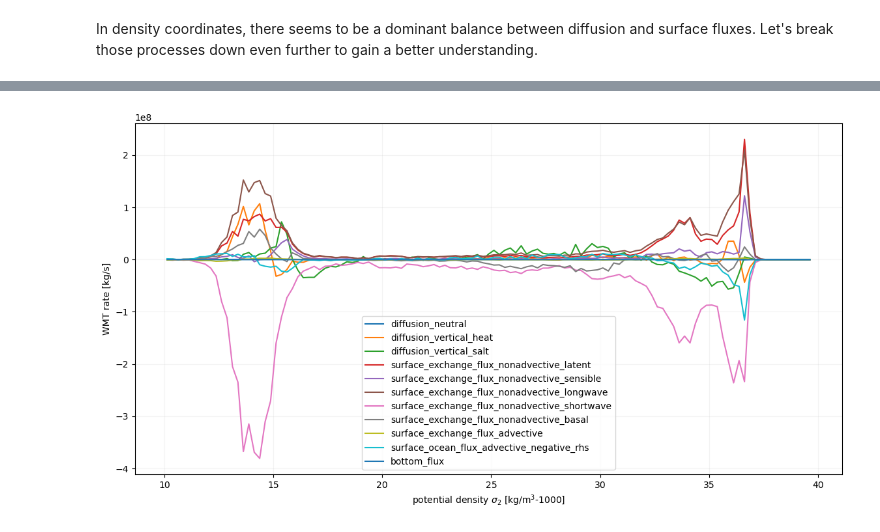
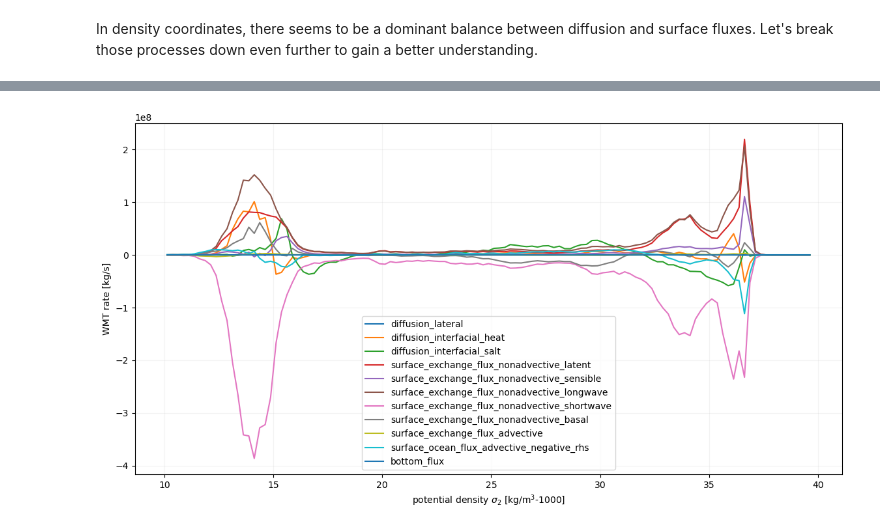
Before and after one commit to NOAA-GFDL/xwmt, a Jupyter notebook: examples/basic_xwmt_tutorial.ipynb, the cells around one changed output, grey strips where cells are left out. Cells and saved outputs as stored; diff of their text form; code cells hidden in the pictures.

```diff
--- a/examples/basic_xwmt_tutorial.ipynb
+++ b/examples/basic_xwmt_tutorial.ipynb
@@ -186,4 +257,6 @@ with warnings.catch_warnings():
         bins=np.arange(10, 40, 0.25),
         **kwargs
     ).mean('time')
+
+Gs = [G_temperature, G_salinity, G_density]
 # %% [output]
@@ -192,16 +265,19 @@ Process 'bottom_flux' for component salt is unavailable.
+# %%
+for G in Gs:
+    G.load()
 # %% [markdown]
 Finally, we can plot the WMT associated with each of the terms and verify that our water mass transformation budgets close:
 # %%
 long_names =  [r"potential temperature [$\degree$C]", r"practical salinity [psu]", r"potential density $\sigma_{2}$ [kg/m$^{3}$-1000]"]
 
 plt.figure(figsize=(12, 9))
-for i, (G, long_name) in enumerate(zip([G_temperature, G_salinity, G_density], long_names)):
+for i, (G, long_name) in enumerate(zip(Gs, long_names)):
     plt.subplot(3,1,i+1)
     for v in wmt.available_processes():
         if v not in G: continue
         G[v].plot(label=v)
-    G['kinematic_material_derivative'].plot(label="Kinematic (LHS)")
-    G['process_material_derivative'].plot(label="Processes (RHS)", ls="--")
+    G['kinematic_material_derivative'].plot(label="Kinematic WMT (LHS)", color="k")
+    G['process_material_derivative'].plot(label="Process-based WMT (RHS)", ls="--", color="grey")
     plt.legend()
     plt.ylabel("WMT rate [kg/s]")
     plt.xlabel(long_name)
@@ -223,6 +301,7 @@ with warnings.catch_warnings():
         bins=np.arange(10, 40, 0.25),
         **kwargs
     ).mean('time')
+    G_density.load()
 # %%
 decomposed_budgets
 # %% [output]
@@ -246,29 +325,29 @@ decomposed_budgets
 # %%
 G = G_density
 long_name = r"potential density $\sigma_{2}$ [kg/m$^{3}$-1000]"
 
 processes = [
-    "diffusion_neutral",
-    "diffusion_vertical_heat",
-    "diffusion_vertical_salt",
+    "diffusion_lateral",
+    "diffusion_interfacial_heat",
+    "diffusion_interfacial_salt",
     "surface_exchange_flux_nonadvective_latent",
     "surface_exchange_flux_nonadvective_sensible",
     "surface_exchange_flux_nonadvective_longwave",
     "surface_exchange_flux_nonadvective_shortwave",
     "surface_exchange_flux_nonadvective_basal",
     "surface_exchange_flux_advective",
     "surface_ocean_flux_advective_negative_rhs",
     "frazil_heat_tendency",
     "bottom_flux",
 ]
 
 plt.figure(figsize=(14, 7))
 for v in processes:
     if v not in G: continue
     G[v].plot(label=v)
 plt.legend()
 plt.ylabel("WMT rate [kg/s]")
 plt.xlabel(long_name)
 plt.grid(True, alpha=0.15)
 # %% [output]
-[figure, old version]
+[figure, new version]
```
Also changed, not shown: parts of 28 cells of this notebook, 2 other files.
